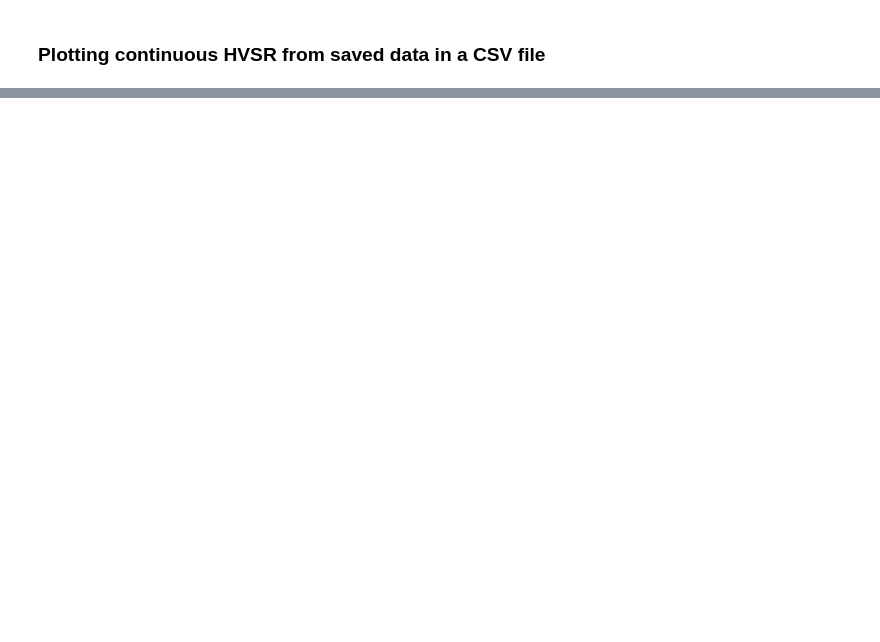
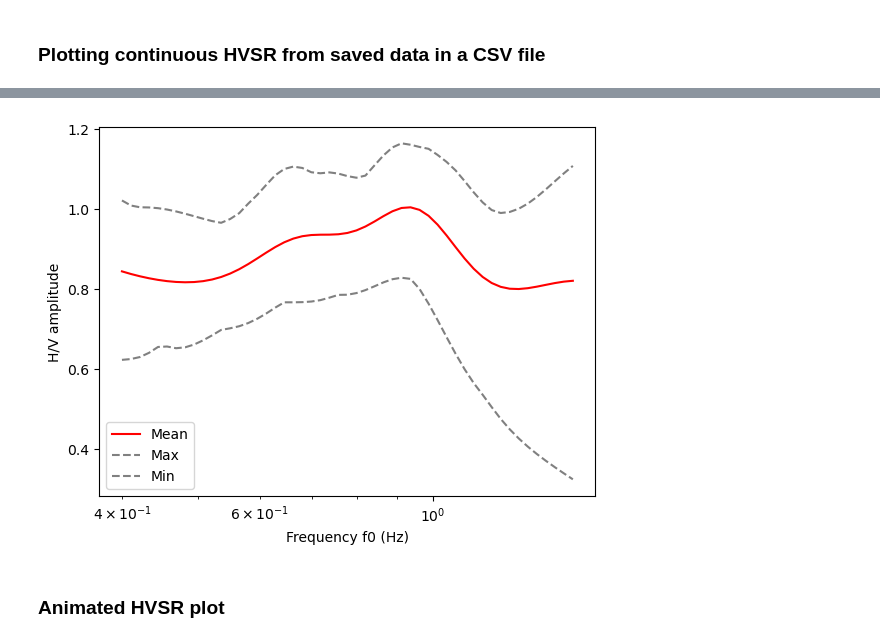
Before and after one commit to jgovoort/sismo-memo, a Jupyter notebook: Ice-thickness.ipynb, the cells around one changed output, grey strips where cells are left out. Cells and saved outputs as stored; diff of their text form; code cells hidden in the pictures; blank space fills up the shorter version.

Commit message:
Surveying the continuous HVSR

```diff
--- a/Ice-thickness.ipynb
+++ b/Ice-thickness.ipynb
@@ -527 +675,15 @@ Invalid limit will be ignored.
+# %%
+plt.plot(miniplotfrq[0][idxminfrq:idxmaxfrq+1],miniplotMEAN[idxminfrq:idxmaxfrq+1], c='red', label='Mean')
+plt.plot(miniplotfrq[0][idxminfrq:idxmaxfrq+1], miniplotMIN[idxminfrq:idxmaxfrq+1],c='grey', linestyle='--', label='Max')
+plt.plot(miniplotfrq[0][idxminfrq:idxmaxfrq+1], miniplotMAX[idxminfrq:idxmaxfrq+1],c='grey', linestyle='--', label='Min')
+plt.xscale('log')
+#plt.ylim(0.2,2)
+plt.xlabel('Frequency f0 (Hz)')
+plt.ylabel('H/V amplitude')
+plt.legend()
+plt.show()
+# %% [output]
+[figure, added]
+# %% [markdown]
+### Animated HVSR plot
 # %%
```
Also changed, not shown: parts of 8 cells of this notebook, 1 other file.
